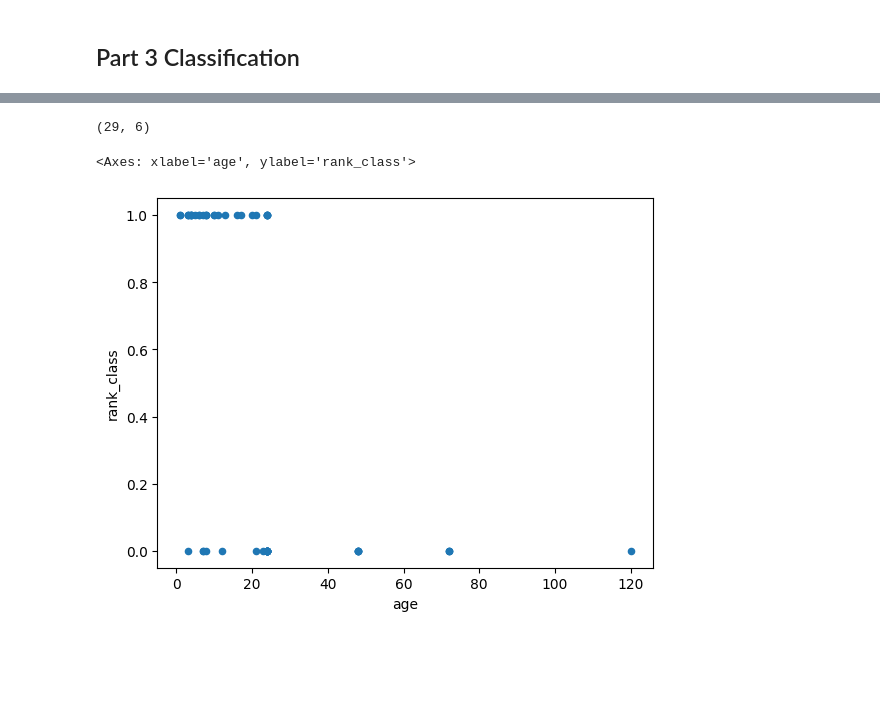
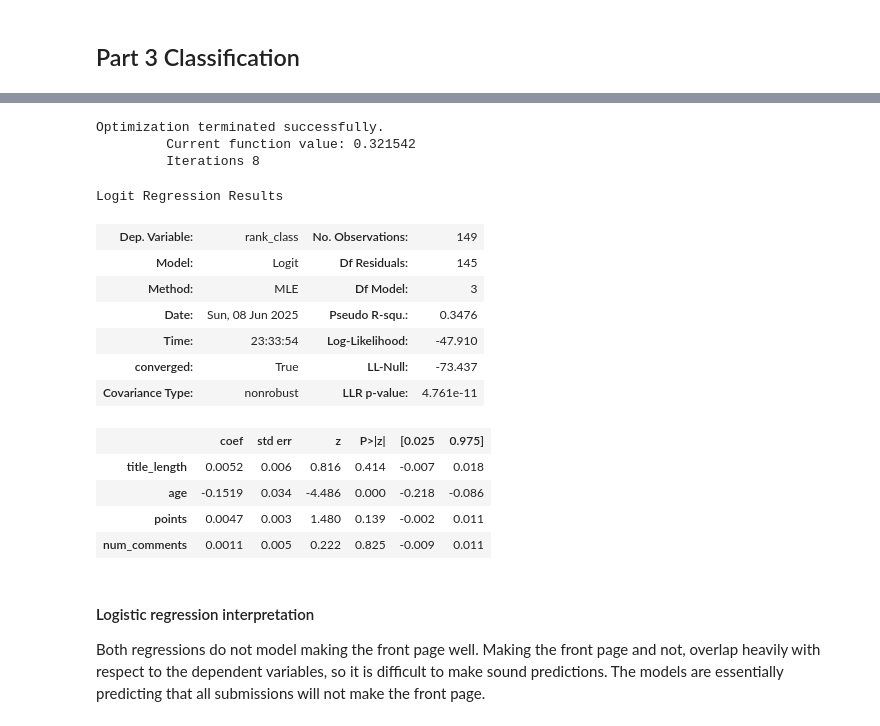
Before and after one commit to ClawCodes/MSD, a Jupyter notebook: CS6017/homework_3/sample.ipynb, the cells around one changed output, grey strips where cells are left out. Saved outputs shown, nothing was run; the diff lists cells and outputs as text; code cells hidden in the pictures; blank space fills up the shorter version.

```diff
--- a/CS6017/homework_3/sample.ipynb
+++ b/CS6017/homework_3/sample.ipynb
@@ -227,4 +249,20 @@ df.plot.scatter(x='age', y='rank_class')
 # %%
-df[df['rank_class'] == 1].shape
+multi_logit = sm.Logit(df['rank_class'], df[features]).fit()
+multi_logit.summary()
 # %% [output]
-(29, 6)
+Optimization terminated successfully.
+         Current function value: 0.321542
+         Iterations 8
+Logit Regression Results
+| Dep. Variable: | rank_class | No. Observations: | 149 |
+| Model: | Logit | Df Residuals: | 145 |
+| Method: | MLE | Df Model: | 3 |
+| Date: | Sun, 08 Jun 2025 | Pseudo R-squ.: | 0.3476 |
+| Time: | 23:33:54 | Log-Likelihood: | -47.910 |
+| converged: | True | LL-Null: | -73.437 |
+| Covariance Type: | nonrobust | LLR p-value: | 4.761e-11 |
+|  | coef | std err | z | P>|z| | [0.025 | 0.975] |
+| title_length | 0.0052 | 0.006 | 0.816 | 0.414 | -0.007 | 0.018 |
+| age | -0.1519 | 0.034 | -4.486 | 0.000 | -0.218 | -0.086 |
+| points | 0.0047 | 0.003 | 1.480 | 0.139 | -0.002 | 0.011 |
+| num_comments | 0.0011 | 0.005 | 0.222 | 0.825 | -0.009 | 0.011 |
@@ -233,5 +269,4 @@ balanced_df = pd.concat([df[df['rank_class'] == 1], df[df['rank_class'] == 0].sa
-# %%
-balanced_df.plot.scatter(x='age', y='rank_class')
-# %% [output]
-<Axes: xlabel='age', ylabel='rank_class'>
-[figure, removed]
+# %% [markdown]
+#### Logistic regression interpretation
+
+Both regressions do not model making the front page well. Making the front page and not, overlap heavily with respect to the dependent variables, so it is difficult to make sound predictions. The models are essentially predicting that all submissions will not make the front page.
```
Also changed, not shown: parts of 4 cells of this notebook.
